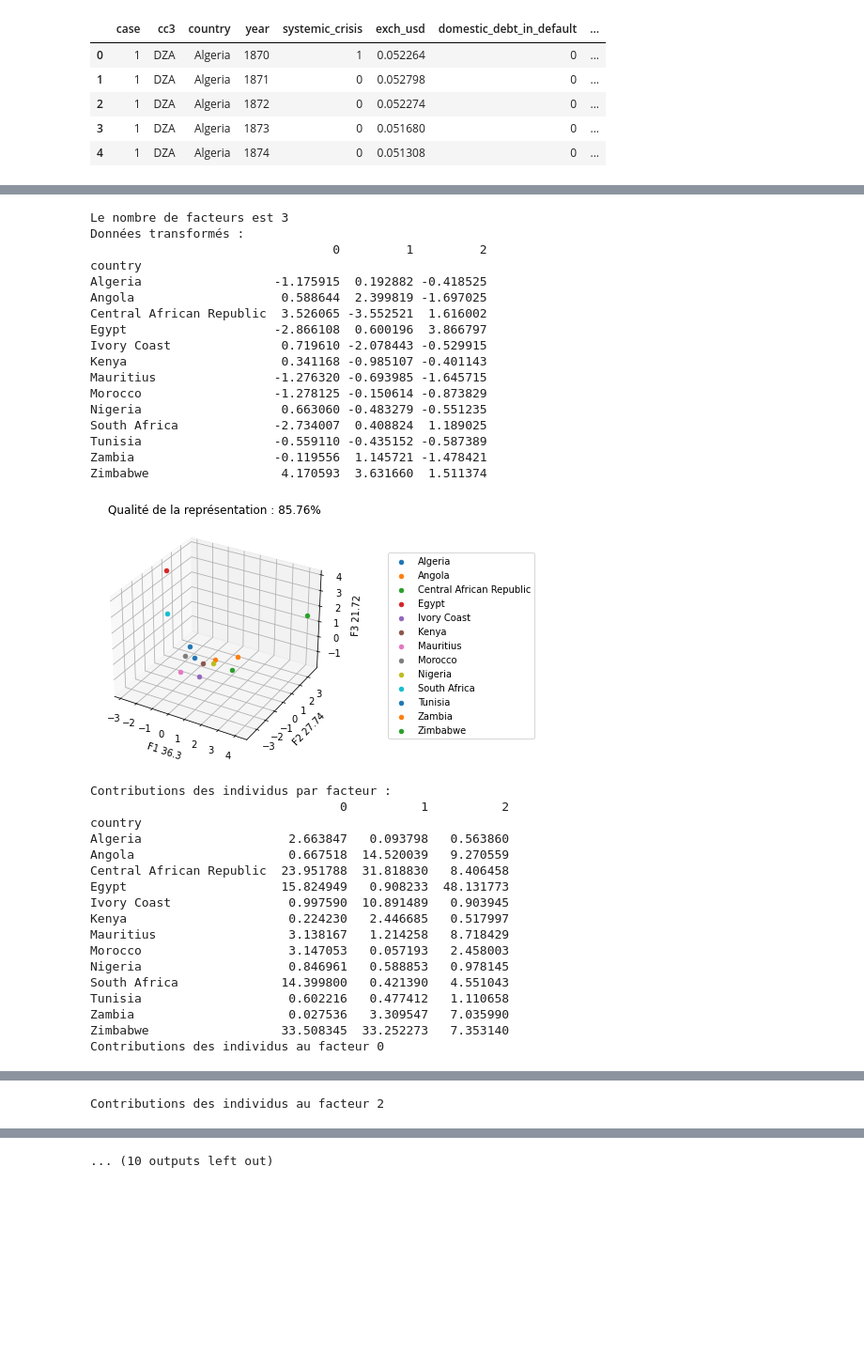
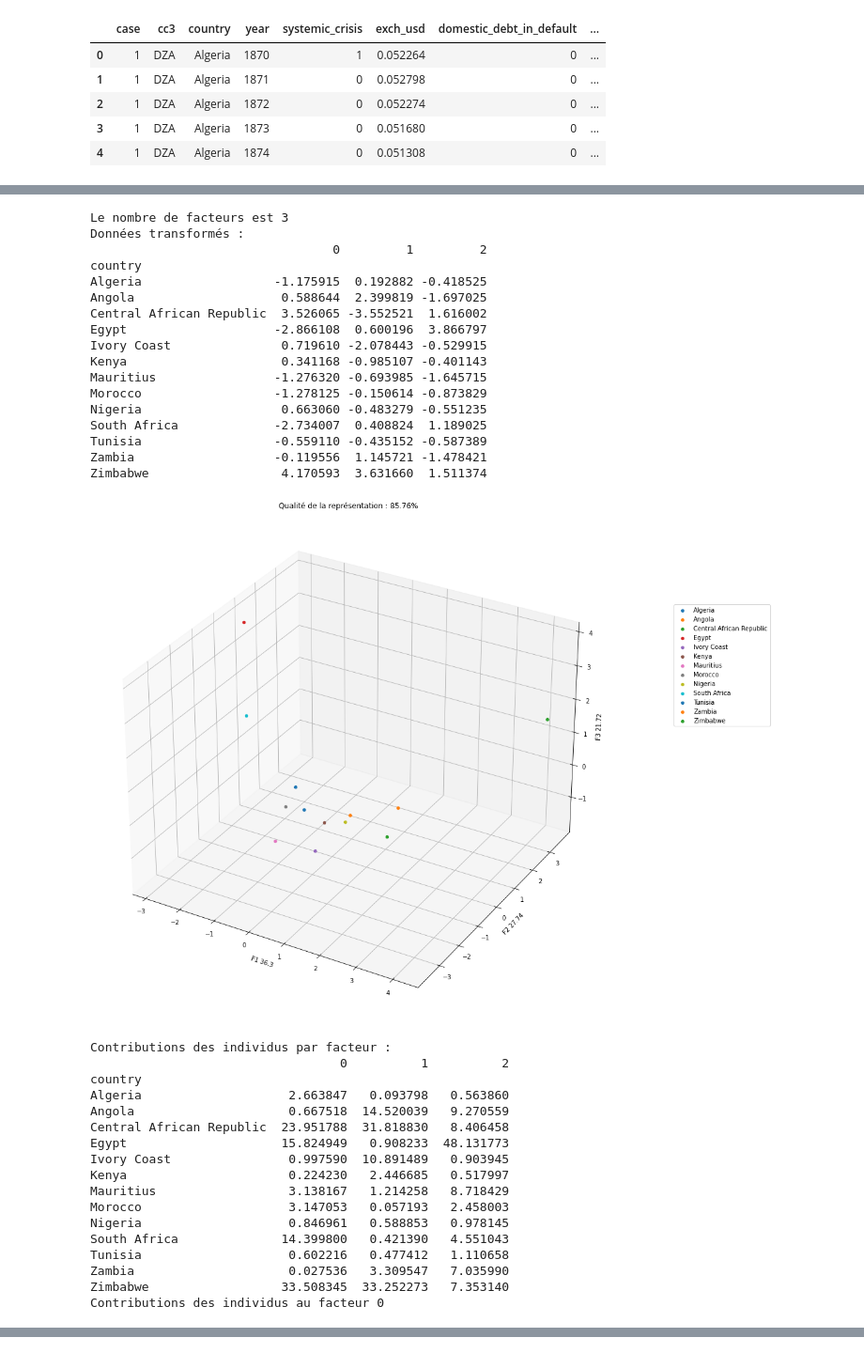
Before and after one commit to ElJaouhariMohamed/Projet-ACP, a Jupyter notebook: ACP_PROJET.ipynb, the cells around one changed output, grey strips where cells are left out. Shown at 94% size. Drawn from its saved outputs; the diff is of its cells as text; code cells hidden in the pictures; blank space fills up the shorter version.

```diff
--- a/ACP_PROJET.ipynb
+++ b/ACP_PROJET.ipynb
@@ -205,5 +266,6 @@ def applyPCA(path,index,cols):
 # %%
+os.chdir(r"D:\Projet\Projet-ACP")
 col = ["exch_usd","inflation_annual_cpi","nbr_years","systemic_crisis","domestic_debt_in_default","sovereign_external_debt_default","gdp_weighted_default","independence","currency_crises","inflation_crises","banking_crisis"]
-applyPCA("./african_crisis_new.csv","country",col)
+applyPCA(r"D:\Projet\Projet-ACP\african_crisis_new.csv",index="country",cols=col)
 # %% [output]
 Données pures :
@@ -227,21 +289,21 @@ Valeurs propres :
 Le nombre de facteurs est 3
 Données transformés :
                                  0         1         2
 country
 Algeria                  -1.175915  0.192882 -0.418525
 Angola                    0.588644  2.399819 -1.697025
 Central African Republic  3.526065 -3.552521  1.616002
 Egypt                    -2.866108  0.600196  3.866797
 Ivory Coast               0.719610 -2.078443 -0.529915
 Kenya                     0.341168 -0.985107 -0.401143
 Mauritius                -1.276320 -0.693985 -1.645715
 Morocco                  -1.278125 -0.150614 -0.873829
 Nigeria                   0.663060 -0.483279 -0.551235
 South Africa             -2.734007  0.408824  1.189025
 Tunisia                  -0.559110 -0.435152 -0.587389
 Zambia                   -0.119556  1.145721 -1.478421
 Zimbabwe                  4.170593  3.631660  1.511374
-[figure, old version]
+[figure, new version]
 Contributions des individus par facteur :
                                   0          1          2
 country
@@ -264,2 +327 @@ Contributions des individus au facteur 1
 [figure]
-Contributions des individus au facteur 2
@@ -282 +330,0 @@ Contributions des variables au facteur 0
-... (10 outputs left out)
```
Also changed, not shown: parts of 2 cells of this notebook.
